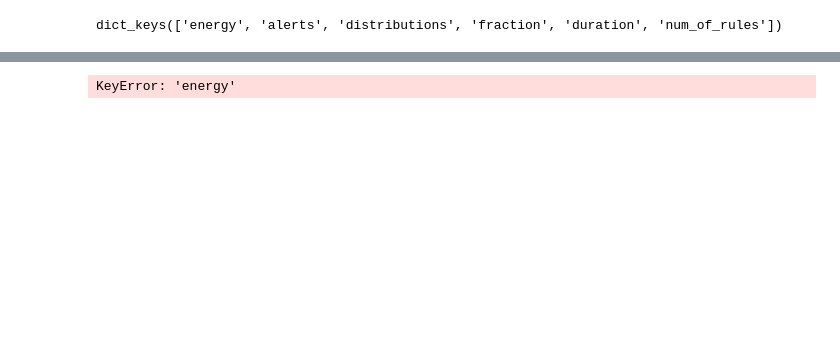
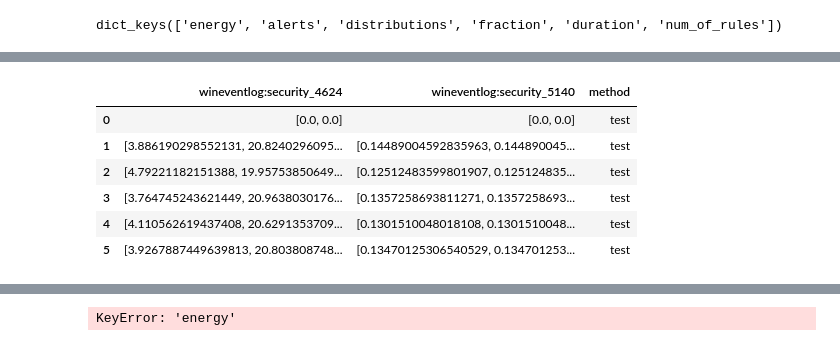
Before and after one commit to sapirani/GreenSecurityMeasurementAndOptimizationFramework, a Jupyter notebook: SplunkResearch/src/result_analysis.ipynb, the cells around one changed output, grey strips where cells are left out. Saved outputs shown, nothing was run; the diff lists cells and outputs as text; code cells hidden in the pictures; blank space fills up the shorter version.

```diff
--- a/SplunkResearch/src/result_analysis.ipynb
+++ b/SplunkResearch/src/result_analysis.ipynb
@@ -374,0 +384,10 @@ time_action_df = pd.concat([test_action, random_baseline_action, passive_baselin
+# %%
+test_action
+# %% [output]
+|  | wineventlog:security_4624 | wineventlog:security_5140 | method |
+| 0 | [0.0, 0.0] | [0.0, 0.0] | test |
+| 1 | [3.886190298552131, 20.8240296095... | [0.14489004592835963, 0.144890045... | test |
+| 2 | [4.79221182151388, 19.95753850649... | [0.12512483599801907, 0.125124835... | test |
+| 3 | [3.764745243621449, 20.9638030176... | [0.1357258693811271, 0.1357258693... | test |
+| 4 | [4.110562619437408, 20.6291353709... | [0.1301510048018108, 0.1301510048... | test |
+| 5 | [3.9267887449639813, 20.803808748... | [0.13470125306540529, 0.134701253... | test |
```
Also changed, not shown: parts of 13 cells of this notebook, 19 other files.
